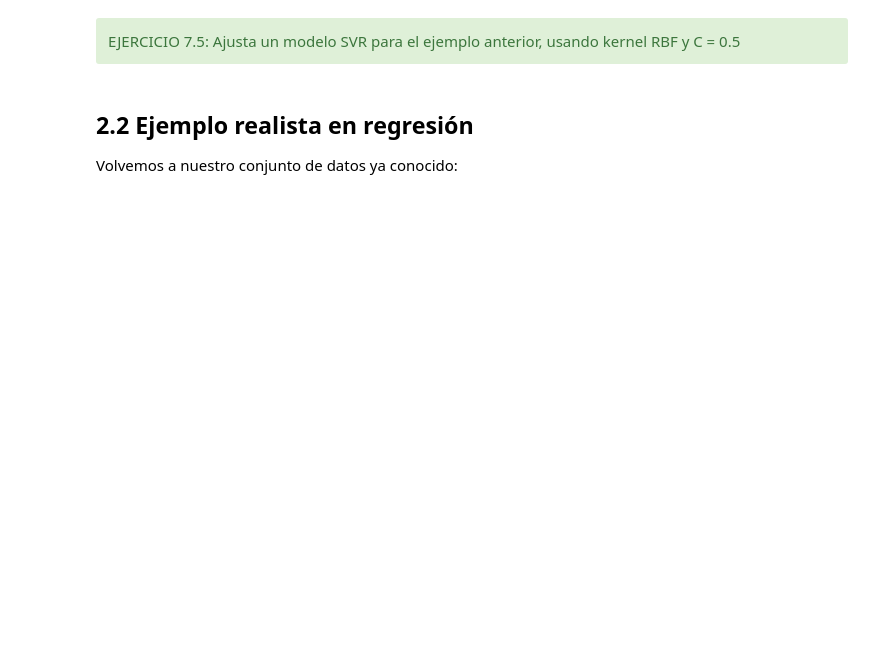
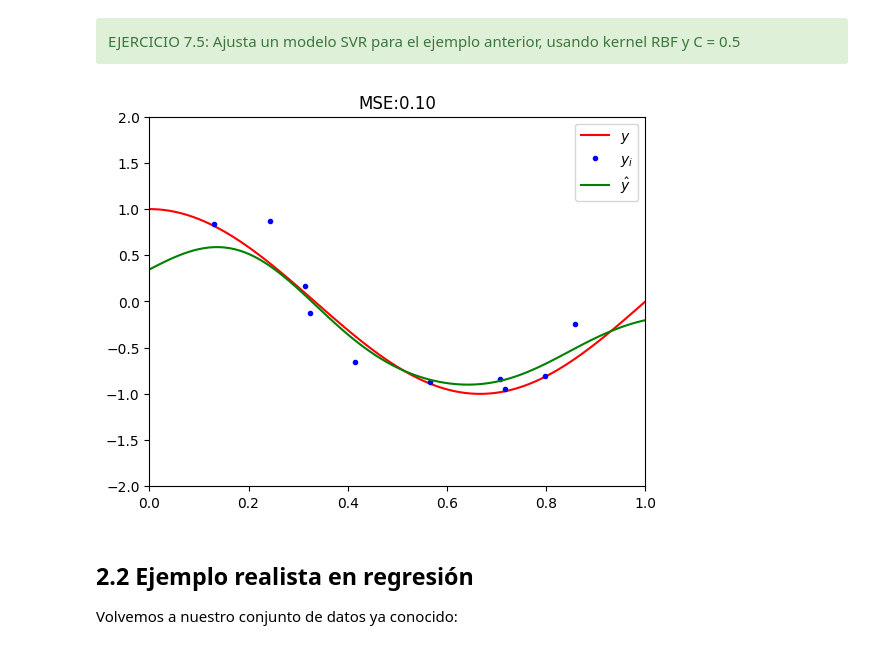
Before and after one commit to KeepCoding-IA-3/machine-learning, a Jupyter notebook: notebooks/7. SVMs y Métodos Kernel.ipynb, the cells around one changed output. Drawn from its saved outputs; the diff is of its cells as text; code cells hidden in the pictures; blank space fills up the shorter version.

```diff
--- a/notebooks/7. SVMs y Métodos Kernel.ipynb
+++ b/notebooks/7. SVMs y Métodos Kernel.ipynb
@@ -380,29 +432,31 @@ EJERCICIO 7.5: Ajusta un modelo SVR para el ejemplo anterior, usando kernel RBF
 # %%
 from sklearn.svm import SVR
 
 # datos
 X_train = x_i.reshape(-1, 1)
 y_train = y_i
 X_test  = x.reshape(-1, 1)
 
 # ... código aquí
-svr = ...
+svr = SVR(kernel='rbf', C=0.5).fit(X_train, y_train)
 
 # predicción
 y_hat = svr.predict(X_test)
 
 # error test
 error_test = np.mean(np.power(y - y_hat,2))
 
 # representamos
 plt.plot(x,g_x,'r',label='$y$')
 plt.plot(x_i,y_i,'b.',label='$y_i$')
 plt.plot(x,y_hat,'g',label='$\hat{y}$')
 plt.title('MSE:%.2f'%error_test)
 plt.legend()
 plt.xlim((0, 1))
 plt.ylim((-2, 2))
 plt.show()
+# %% [output]
+[figure, added]
 # %% [markdown]
 ## 2.2 Ejemplo realista en regresión
 
```
Also changed, not shown: parts of 27 cells of this notebook, 4 other files.
